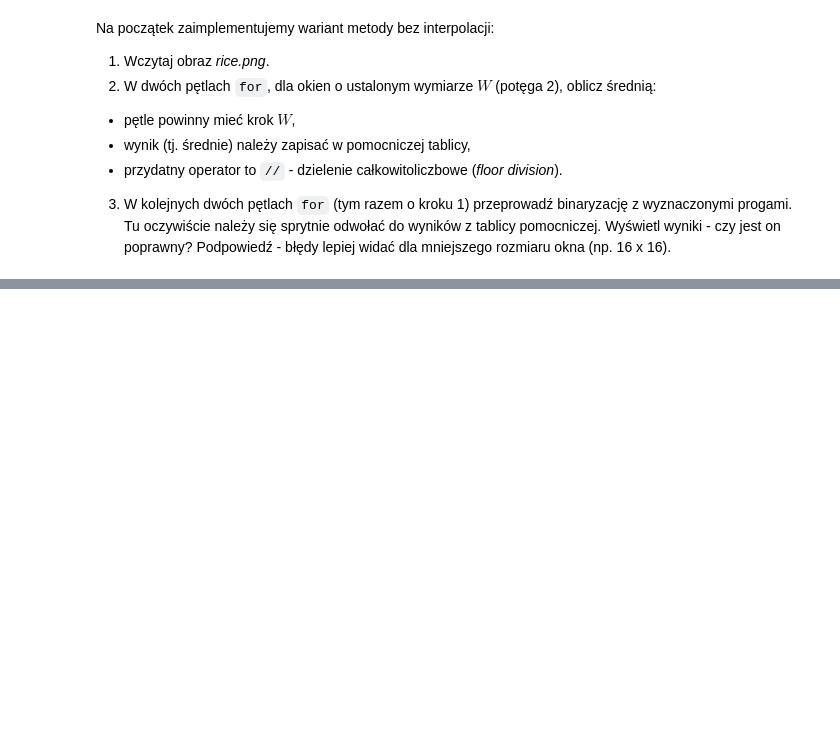
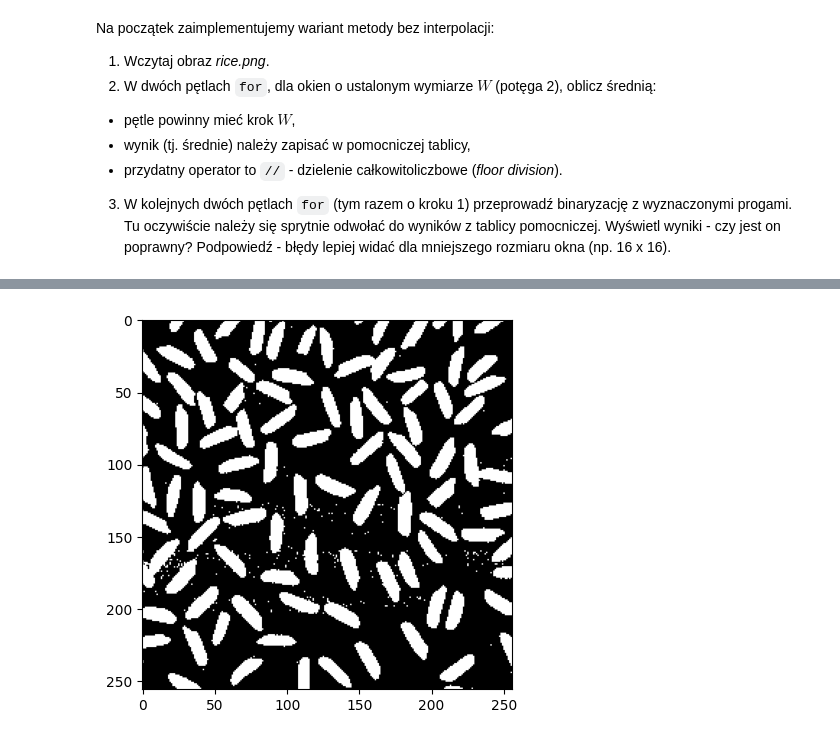
Before and after one commit to JakubFr4czek/WCPO, a Jupyter notebook: Lab4/04_thresholding_hw.ipynb, the cells around one changed output, grey strips where cells are left out. Saved outputs shown, nothing was run; the diff lists cells and outputs as text; code cells hidden in the pictures; blank space fills up the shorter version.

```diff
--- a/Lab4/04_thresholding_hw.ipynb
+++ b/Lab4/04_thresholding_hw.ipynb
@@ -117,19 +123,3 @@ plt.show()
 - lokalna w oknach z interpolacją.
 
 Proszę pod porównaniem, w osobnej sekcji *markdown*, krótko skomentować uzyskane wyniki.
-# %%
-W = 2 ** 4
-V = W // 4
-
-mean_list = []
-
-for i in range(W, rice.shape[0] + W, W):
-    mean_list.append([])
-    for j in range(W, rice.shape[1] + W, W):
-        window = rice[i - W : i, j - W : j]
-        mean_list[-1].append(np.mean(window))
-
-for i in range(V, rice.shape[0] + V, V):
-    for j in range(V, rice.shape[1] + V, V):
-
-        if i
@@ -153,0 +126,77 @@ for i in range(V, rice.shape[0] + V, V):
+# %%
+def interpolate(img):
+
+    W = 2 ** 6
+    V = W // 2
+
+    mean_list = []
+
+    for i in range(W, rice.shape[0] + W, W):
+        mean_list.append([])
+        for j in range(W, rice.shape[1] + W, W):
+            window = rice[i - W : i, j - W : j]
+            mean_list[-1].append(np.mean(window))
+
+    thresholds = []
+
+    corners = [(0, 0), (0, rice.shape[1] - V), (rice.shape[0] - V, 0), (rice.shape[0] - V, rice.shape[1] - V)]
+
+    for i in range(0, rice.shape[0], V):
+        thresholds.append([])
+        for j in range(0, rice.shape[1], V):
+
+            iT = i//W
+            jT = j//W
+
+            y_pos = j - (jT * W)
+            x_pos = i - (iT * W)
+
+            # Corners
+            if (i, j) in corners:
+                thresholds[-1].append(mean_list[iT][jT])
+            # Edges
+            elif i == 0 or i == rice.shape[0] - V:
+
+                if y_pos == 0: # dół
+                    thresholds[-1].append( (mean_list[iT][jT - 1] + mean_list[iT][jT]) / 2 )
+                else: # góra
+                    thresholds[-1].append( (mean_list[iT][jT] + mean_list[iT][jT + 1]) / 2 )
+
+            elif j == 0 or j == rice.shape[1] - V:
+
+                if x_pos == 0: # lewo
+                    thresholds[-1].append( (mean_list[iT - 1][jT] + mean_list[iT][jT]) / 2 )
+                else: # prawo
+                    thresholds[-1].append( (mean_list[iT][jT] + mean_list[iT + 1][jT]) / 2 )
+            else:
+
+                if x_pos == 0 and y_pos == 0:
+                    thresholds[-1].append( (mean_list[iT - 1][jT] + mean_list[iT][jT - 1] + 2 * mean_list[iT][jT]) // 4 )
+                elif x_pos == V and y_pos == 0:
+                    thresholds[-1].append( (2 * mean_list[iT][jT] + mean_list[iT][jT - 1] + mean_list[iT + 1][jT]) // 4 )
+                elif x_pos == 0 and y_pos == V:
+                    thresholds[-1].append( (mean_list[iT - 1][jT] + mean_list[iT][jT + 1] + 2 * mean_list[iT][jT]) // 4 )
+                elif x_pos == V and y_pos == V:
+                    thresholds[-1].append( (2 * mean_list[iT][jT] + mean_list[iT + 1][jT] + mean_list[iT][jT + 1]) // 4 )
+                else:
+                    raise Exception("Error during interpolation!")
+
+    # binarization
+    for i in range(img.shape[0]):
+        for j in range(img.shape[1]):
+            if img[i][j] < thresholds[i // V][j // V]:
+                img[i][j] = 0
+            else:
+                img[i][j] = 255
+
+    return img
+
+rice = cv2.imread('rice.png')
+rice = cv2.cvtColor(rice, cv2.COLOR_BGR2GRAY)
+
+rice = interpolate(rice)
+
+plt.imshow(rice, cmap='gray')
+plt.show()
+# %% [output]
+[figure, added]
```
Also changed, not shown: parts of 3 cells of this notebook.
